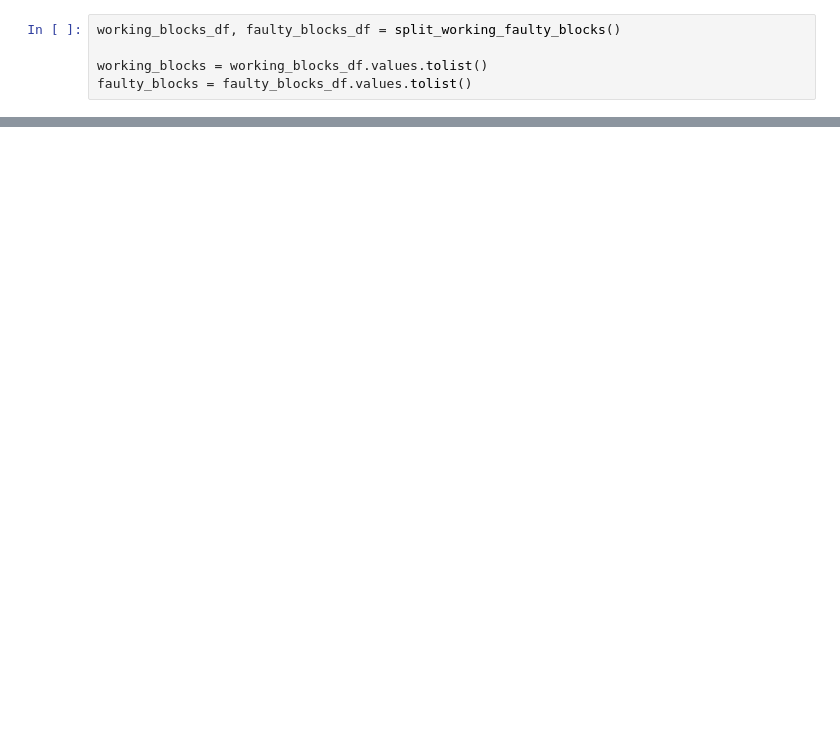
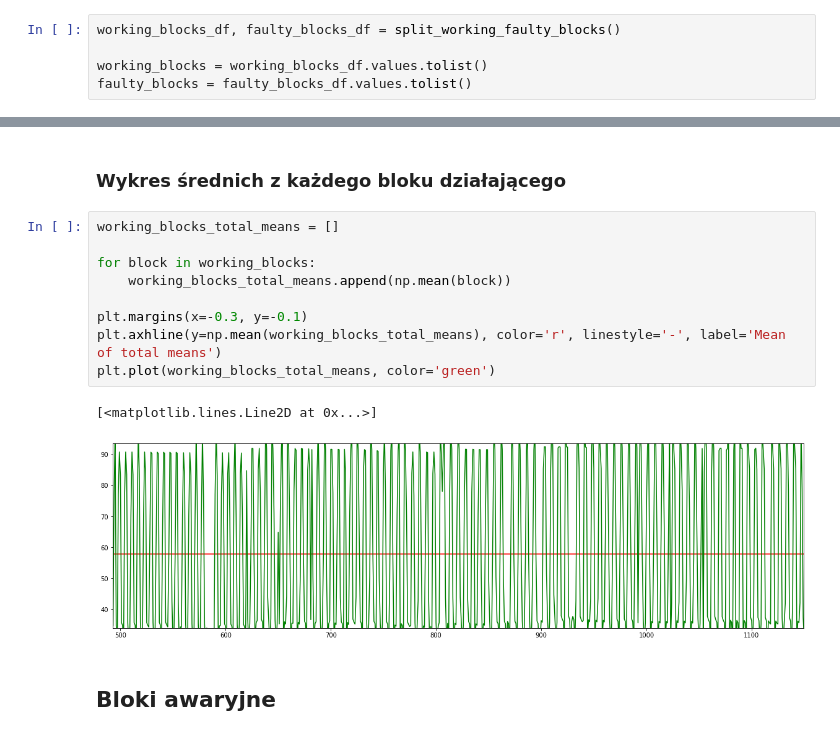
Before and after one commit to nerooc/device-downtime-detection, a Jupyter notebook: data_analysis/means.ipynb, the cells around one changed output, grey strips where cells are left out. Drawn from its saved outputs; the diff is of its cells as text; blank space fills up the shorter version.

```diff
--- a/data_analysis/means.ipynb
+++ b/data_analysis/means.ipynb
@@ -54,0 +66,16 @@ print(np.mean(faulty_blocks, axis=0))
+# %% [markdown]
+### Wykres średnich z każdego bloku działającego
+# %%
+working_blocks_total_means = []
+
+for block in working_blocks:
+    working_blocks_total_means.append(np.mean(block))
+
+plt.margins(x=-0.3, y=-0.1)
+plt.axhline(y=np.mean(working_blocks_total_means), color='r', linestyle='-', label='Mean of total means')
+plt.plot(working_blocks_total_means, color='green')
+# %% [output]
+[<matplotlib.lines.Line2D at 0x...>]
+[figure, added]
+# %% [markdown]
+## Bloki awaryjne
```
Also changed, not shown: parts of 12 cells of this notebook.
